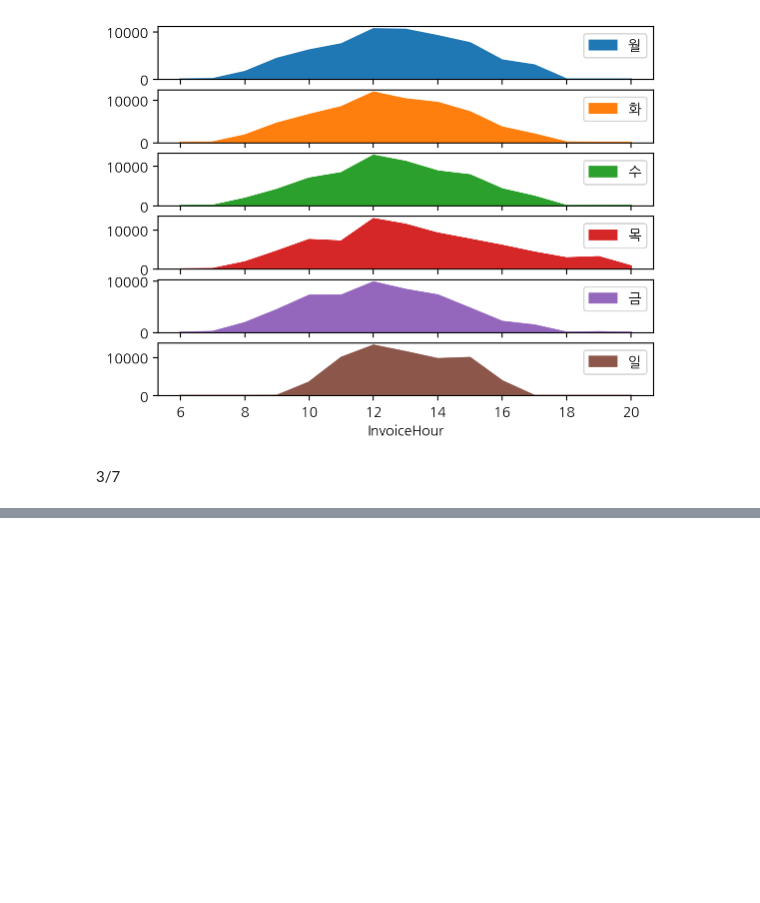
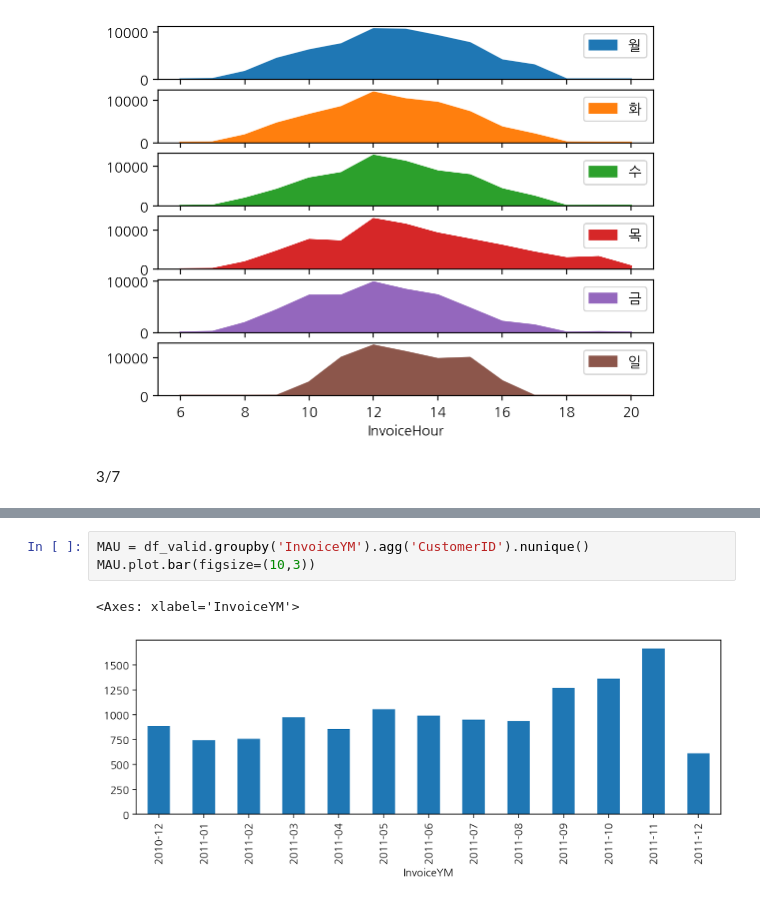
Before and after one commit to chobuzz/Business_Data_Analyst, a Jupyter notebook: Practice1.ipynb, the cells around one changed output, grey strips where cells are left out. Saved outputs shown, nothing was run; the diff lists cells and outputs as text; blank space fills up the shorter version.

```diff
--- a/Practice1.ipynb
+++ b/Practice1.ipynb
@@ -786,0 +832,6 @@ hour_dow.plot(subplots=True, kind='area');
+# %%
+MAU = df_valid.groupby('InvoiceYM').agg('CustomerID').nunique()
+MAU.plot.bar(figsize=(10,3))
+# %% [output]
+<Axes: xlabel='InvoiceYM'>
+[figure, added]
```
Also changed, not shown: parts of 8 cells of this notebook.
